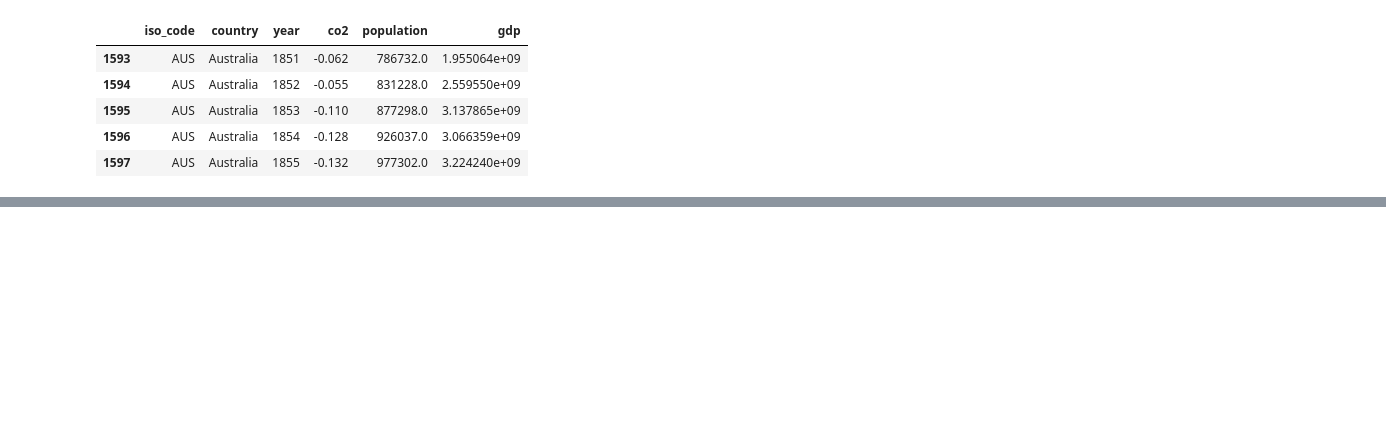
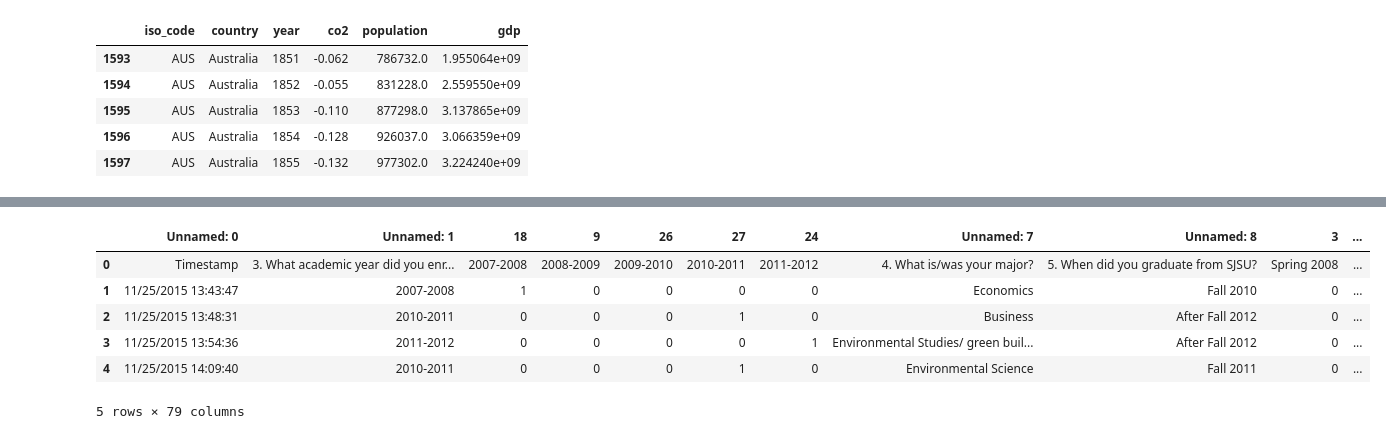
Before and after one commit to ariannacurillo/info2950-finalproject, a Jupyter notebook: Phase 2.ipynb, the cells around one changed output, grey strips where cells are left out. Drawn from its saved outputs; the diff is of its cells as text; code cells hidden in the pictures; blank space fills up the shorter version.

```diff
--- a/Phase 2.ipynb
+++ b/Phase 2.ipynb
@@ -40,0 +168,12 @@ pollution_data.head()
+# %%
+## Load class survey data
+class_data = pd.read_csv("global_climate_change_class_survey_responses.csv")
+class_data.head()
+# %% [output]
+|  | Unnamed: 0 | Unnamed: 1 | 18 | 9 | 26 | 27 | 24 | Unnamed: 7 | Unnamed: 8 | 3 | ... |
+| 0 | Timestamp | 3. What academic year did you enr... | 2007-2008 | 2008-2009 | 2009-2010 | 2010-2011 | 2011-2012 | 4. What is/was your major? | 5. When did you graduate from SJSU? | Spring 2008 | ... |
+| 1 | 11/25/2015 13:43:47 | 2007-2008 | 1 | 0 | 0 | 0 | 0 | Economics | Fall 2010 | 0 | ... |
+| 2 | 11/25/2015 13:48:31 | 2010-2011 | 0 | 0 | 0 | 1 | 0 | Business | After Fall 2012 | 0 | ... |
+| 3 | 11/25/2015 13:54:36 | 2011-2012 | 0 | 0 | 0 | 0 | 1 | Environmental Studies/ green buil... | After Fall 2012 | 0 | ... |
+| 4 | 11/25/2015 14:09:40 | 2010-2011 | 0 | 0 | 0 | 1 | 0 | Environmental Science | Fall 2011 | 0 | ... |
+5 rows × 79 columns
```
Also changed, not shown: parts of 14 cells of this notebook.
